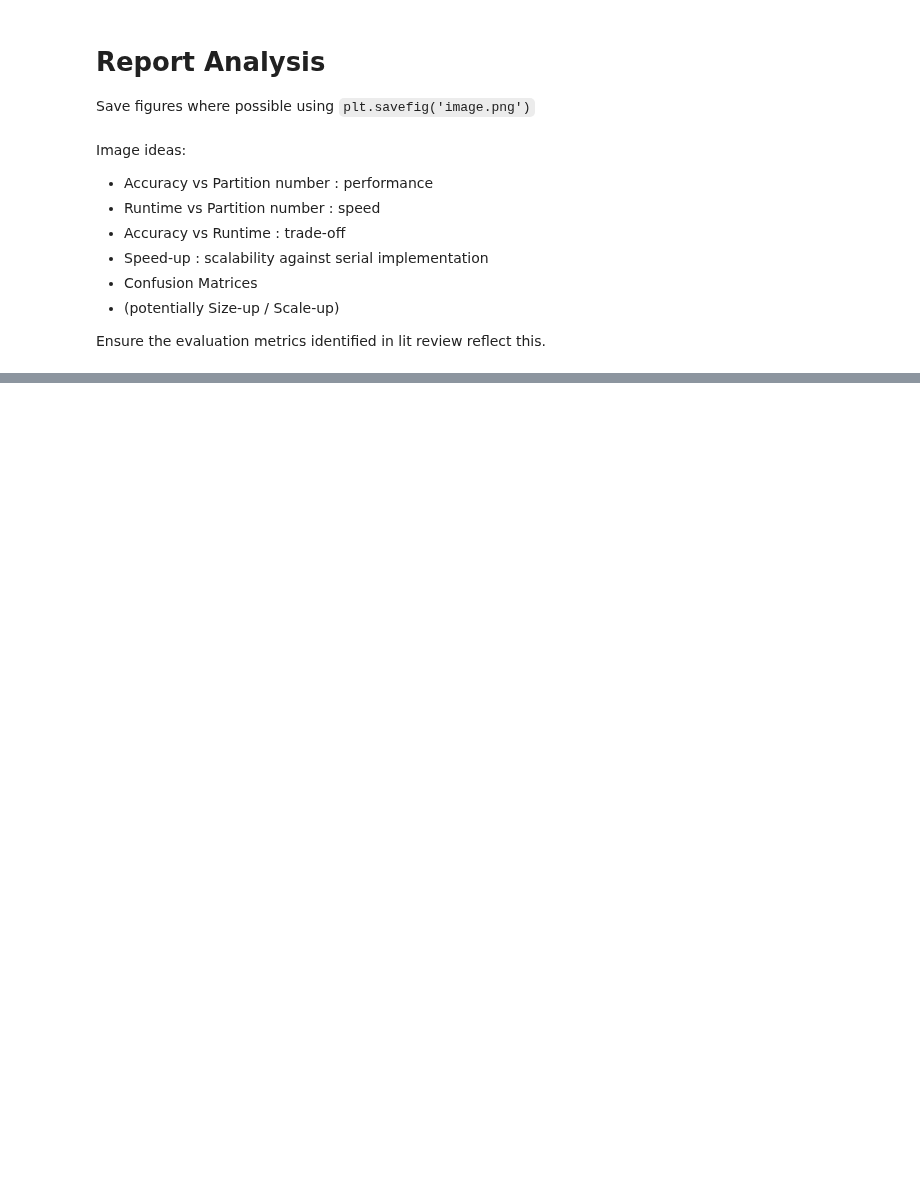
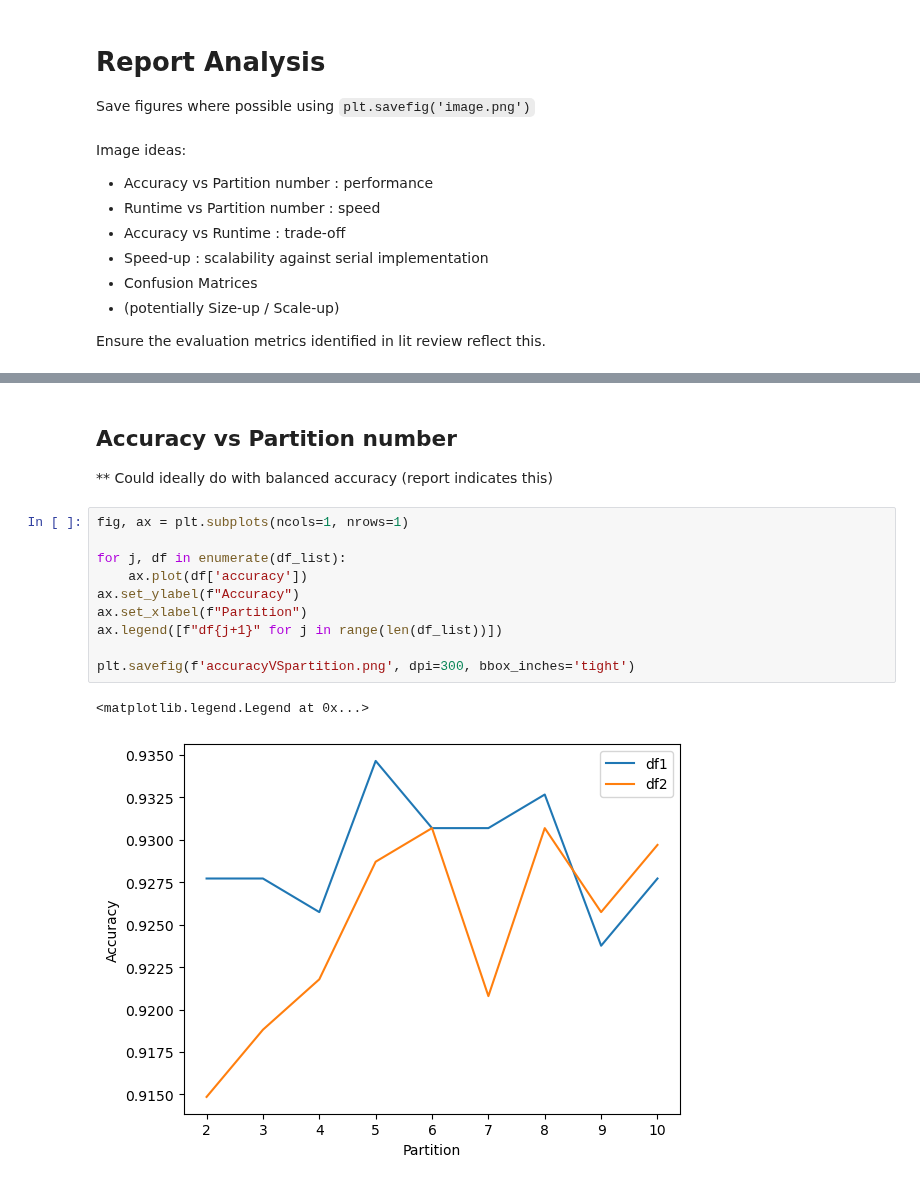
Before and after one commit to KRudd-E/BigData, a Jupyter notebook: code/src/logs/reports_analysis.ipynb, the cells around one changed output, grey strips where cells are left out. Drawn from its saved outputs; the diff is of its cells as text; blank space fills up the shorter version.

Commit message:
report analysis images.

```diff
--- a/code/src/logs/reports_analysis.ipynb
+++ b/code/src/logs/reports_analysis.ipynb
@@ -75 +81,18 @@ FileNotFoundError: [Errno 2] No such file or directory: 'metrics.png'
 [figure]
+# %% [markdown]
+## Accuracy vs Partition number
+
+** Could ideally do with balanced accuracy (report indicates this)
+# %%
+fig, ax = plt.subplots(ncols=1, nrows=1)
+
+for j, df in enumerate(df_list):
+    ax.plot(df['accuracy'])
+ax.set_ylabel(f"Accuracy")
+ax.set_xlabel(f"Partition")
+ax.legend([f"df{j+1}" for j in range(len(df_list))])
+
+plt.savefig(f'accuracyVSpartition.png', dpi=300, bbox_inches='tight')
+# %% [output]
+<matplotlib.legend.Legend at 0x...>
+[figure, added]
```
Also changed, not shown: parts of 10 cells of this notebook, 3 other files.
